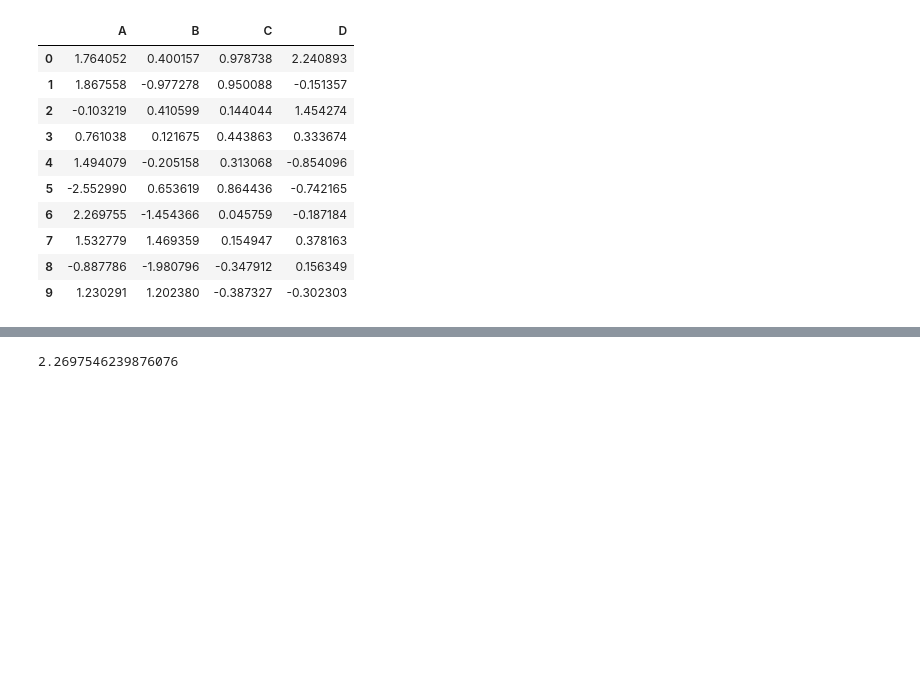
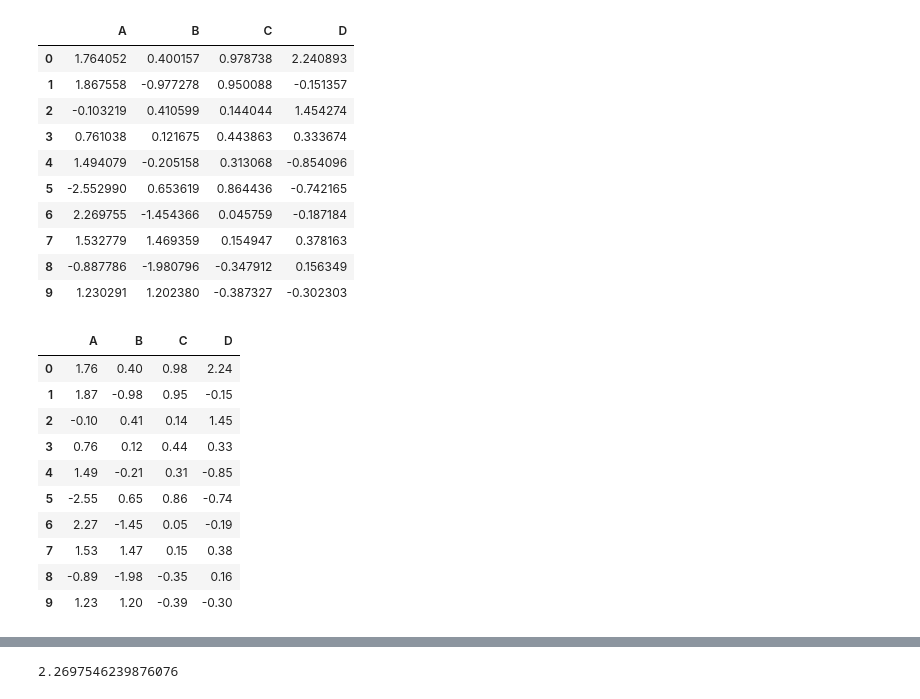
Before and after one commit to AndrewVolkova/PythonDS, a Jupyter notebook: DS/Pandas/styling.ipynb, the cells around one changed output, grey strips where cells are left out. Drawn from its saved outputs; the diff is of its cells as text; code cells hidden in the pictures; blank space fills up the shorter version.

```diff
--- a/DS/Pandas/styling.ipynb
+++ b/DS/Pandas/styling.ipynb
@@ -17,3 +17,17 @@ df2.style
 | 7 | 1.532779 | 1.469359 | 0.154947 | 0.378163 |
 | 8 | -0.887786 | -1.980796 | -0.347912 | 0.156349 |
 | 9 | 1.230291 | 1.202380 | -0.387327 | -0.302303 |
+# %%
+df2.applymap("{:.2f}".format)
+# %% [output]
+|  | A | B | C | D |
+| 0 | 1.76 | 0.40 | 0.98 | 2.24 |
+| 1 | 1.87 | -0.98 | 0.95 | -0.15 |
+| 2 | -0.10 | 0.41 | 0.14 | 1.45 |
+| 3 | 0.76 | 0.12 | 0.44 | 0.33 |
+| 4 | 1.49 | -0.21 | 0.31 | -0.85 |
+| 5 | -2.55 | 0.65 | 0.86 | -0.74 |
+| 6 | 2.27 | -1.45 | 0.05 | -0.19 |
+| 7 | 1.53 | 1.47 | 0.15 | 0.38 |
+| 8 | -0.89 | -1.98 | -0.35 | 0.16 |
+| 9 | 1.23 | 1.20 | -0.39 | -0.30 |
```
Also changed, not shown: parts of 3 cells of this notebook.
